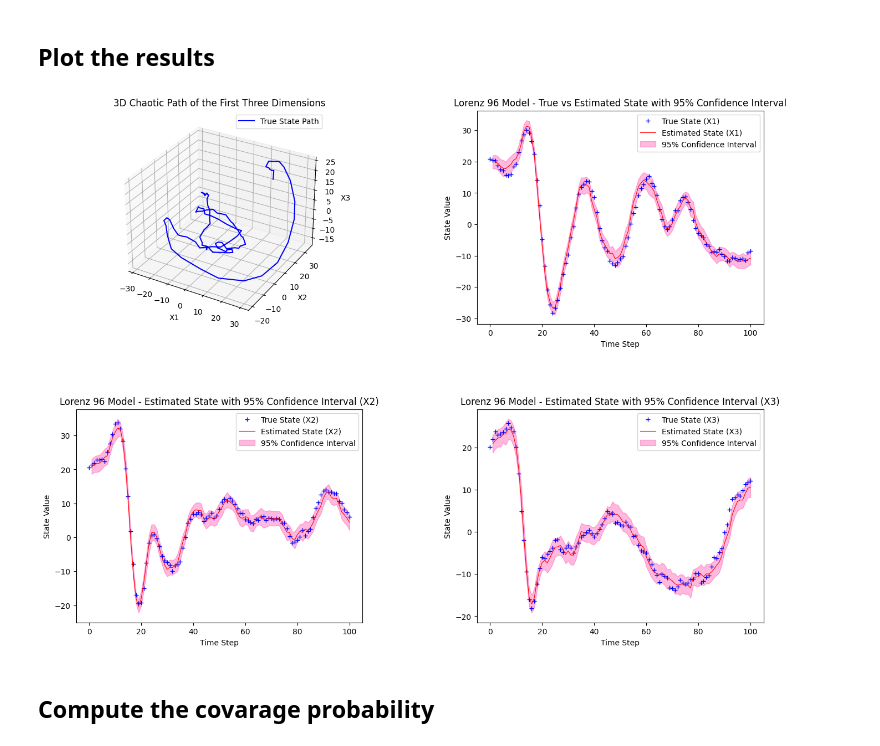
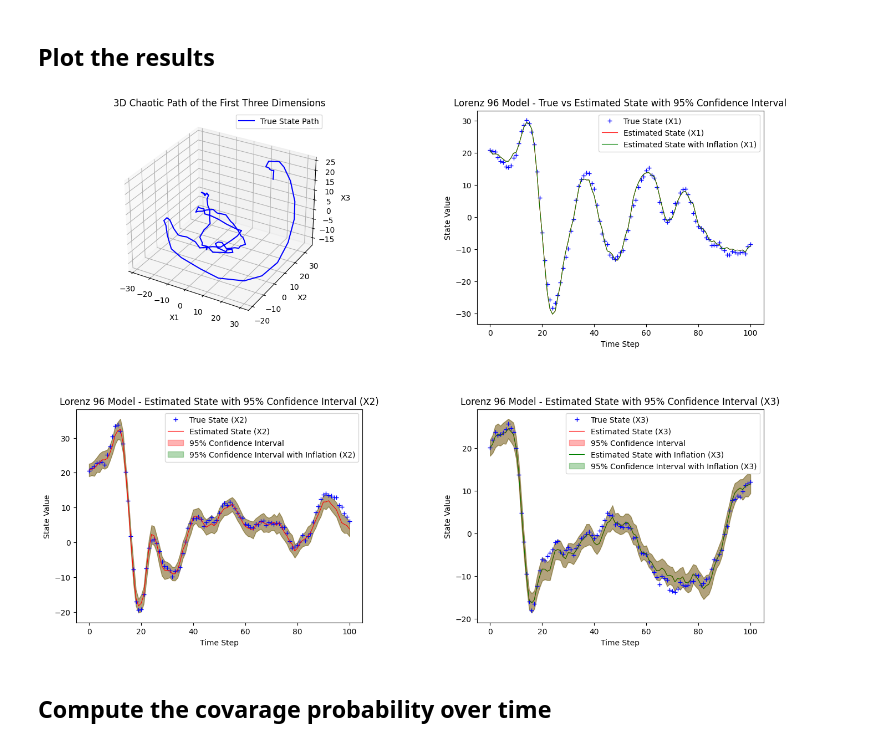
Before and after one commit to JackWang0102/STAT-546-EnFK-Simulation, a Jupyter notebook: EnKF_sim.ipynb, the cells around one changed output. Saved outputs shown, nothing was run; the diff lists cells and outputs as text; code cells hidden in the pictures.

```diff
--- a/EnKF_sim.ipynb
+++ b/EnKF_sim.ipynb
@@ -697,5 +712,23 @@ confidence_interval_lower = estimated_states - 1.96 * ensemble_std_dev
 # %% [markdown]
 ## Implement EnKF with variance inflation
+# %%
+np.random.seed(999)
+
+# Implement EnKF with inlfation
+inflation = 1.5
+P_init = np.eye(state_dim) * 1.0
+ensemble = np.random.multivariate_normal(x0, P_init, num_ensemble)
+
+# Run the EnKF for state estimation
+estimated_states_inflated, ensemble_std_dev_inflated = EnKF(ensemble, observations, H, process_noise_std, obs_noise_std, num_ensemble, timesteps, dt, inflation)
+
+# Convert estimated states and standard deviation to numpy arrays
+estimated_states_inflated = np.array(estimated_states_inflated)
+ensemble_std_dev_inflated = np.array(ensemble_std_dev_inflated)
+
+# Calculate 95% confidence intervals (mean ± 1.96 * std deviation)
+confidence_interval_upper_inflated = estimated_states_inflated + 1.96 * ensemble_std_dev_inflated
+confidence_interval_lower_inflated = estimated_states_inflated - 1.96 * ensemble_std_dev_inflated
 # %% [markdown]
 ## Plot the results
 # %%
@@ -715,43 +748,58 @@ ax1.legend()
 # Plotting true state vs estimated state with confidence interval for the first dimension
 ax2 = fig.add_subplot(grid[0, 1])
 ax2.plot(range(timesteps + 1), true_states[:, 0], label='True State (X1)', color='b', marker='+', linestyle='None')
-ax2.plot(range(1, timesteps + 1), estimated_states[:, 0], linestyle='-', label='Estimated State (X1)', color='r', linewidth=0.8)
-ax2.fill_between(range(1, timesteps + 1),
+ax2.plot(range(timesteps + 1), estimated_states[:, 0], linestyle='-', label='Estimated State (X1)', color='r', linewidth=0.8)
+ax2.fill_between(range(timesteps + 1),
                  confidence_interval_lower[:, 0],
                  confidence_interval_upper[:, 0],
-                 color='#FF1493', alpha=0.3, label='95% Confidence Interval')
+                 color='r', alpha=0.3, label='95% Confidence Interval')
+ax2.plot(range(timesteps + 1), estimated_states_inflated[:, 0], linestyle='-', label='Estimated State with Inflation (X1)', color='g', linewidth=0.8)
+ax2.fill_between(range(timesteps + 1),
+                 confidence_interval_lower_inflated[:, 0],
+                 confidence_interval_upper_inflated[:, 0],
+                 color='g', alpha=0.3, label='95% Confidence Interval with Inflation (X1)')
 ax2.set_xlabel('Time Step')
 ax2.set_ylabel('State Value')
 ax2.set_title('Lorenz 96 Model - True vs Estimated State with 95% Confidence Interval')
 ax2.legend()
 
 # Plotting estimated state for other dimensions in the 2x2 grid
 ax3 = fig.add_subplot(grid[1, 0])
 ax3.plot(range(timesteps + 1), true_states[:, 1], label='True State (X2)', color='b', marker='+', linestyle='None')
-ax3.plot(range(1, timesteps + 1), estimated_states[:, 1], linestyle='-', label='Estimated State (X2)', color='r', linewidth=0.8)
-ax3.fill_between(range(1, timesteps + 1),
+ax3.plot(range(timesteps + 1), estimated_states[:, 1], linestyle='-', label='Estimated State (X2)', color='r', linewidth=0.8)
+ax3.fill_between(range(timesteps + 1),
                  confidence_interval_lower[:, 1],
                  confidence_interval_upper[:, 1],
-                 color='#FF1493', alpha=0.3, label='95% Confidence Interval')
+                 color='r', alpha=0.3, label='95% Confidence Interval')
+
+ax3.fill_between(range(timesteps + 1),
+                    confidence_interval_lower_inflated[:, 1],
+                    confidence_interval_upper_inflated[:, 1],
+                    color='g', alpha=0.3, label='95% Confidence Interval with Inflation (X2)')
 ax3.set_xlabel('Time Step')
 ax3.set_ylabel('State Value')
 ax3.set_title('Lorenz 96 Model - Estimated State with 95% Confidence Interval (X2)')
 ax3.legend()
 
 ax4 = fig.add_subplot(grid[1, 1])
 ax4.plot(range(timesteps + 1), true_states[:, 2], label='True State (X3)', color='b', marker='+', linestyle='None')
-ax4.plot(range(1, timesteps + 1), estimated_states[:, 2], linestyle='-', label='Estimated State (X3)', color='r', linewidth=0.8)
-ax4.fill_between(range(1, timesteps + 1),
+ax4.plot(range(timesteps + 1), estimated_states[:, 2], linestyle='-', label='Estimated State (X3)', color='r', linewidth=0.8)
+ax4.fill_between(range(timesteps + 1),
                  confidence_interval_lower[:, 2],
                  confidence_interval_upper[:, 2],
-                 color='#FF1493', alpha=0.3, label='95% Confidence Interval')
+                 color='r', alpha=0.3, label='95% Confidence Interval')
+ax4.plot(range(timesteps + 1), estimated_states_inflated[:, 2], linestyle='-', label='Estimated State with Inflation (X3)', color='g', linewidth=0.8)
+ax4.fill_between(range(timesteps + 1),
+                 confidence_interval_lower_inflated[:, 2],
+                 confidence_interval_upper_inflated[:, 2],
+                 color='g', alpha=0.3, label='95% Confidence Interval with Inflation (X3)')
 ax4.set_xlabel('Time Step')
 ax4.set_ylabel('State Value')
 ax4.set_title('Lorenz 96 Model - Estimated State with 95% Confidence Interval (X3)')
 ax4.legend()
 
 plt.show()
 # %% [output]
-[figure, old version]
+[figure, new version]
 # %% [markdown]
-## Compute the covarage probability
+## Compute the covarage probability over time
```
Also changed, not shown: parts of 9 cells of this notebook.
